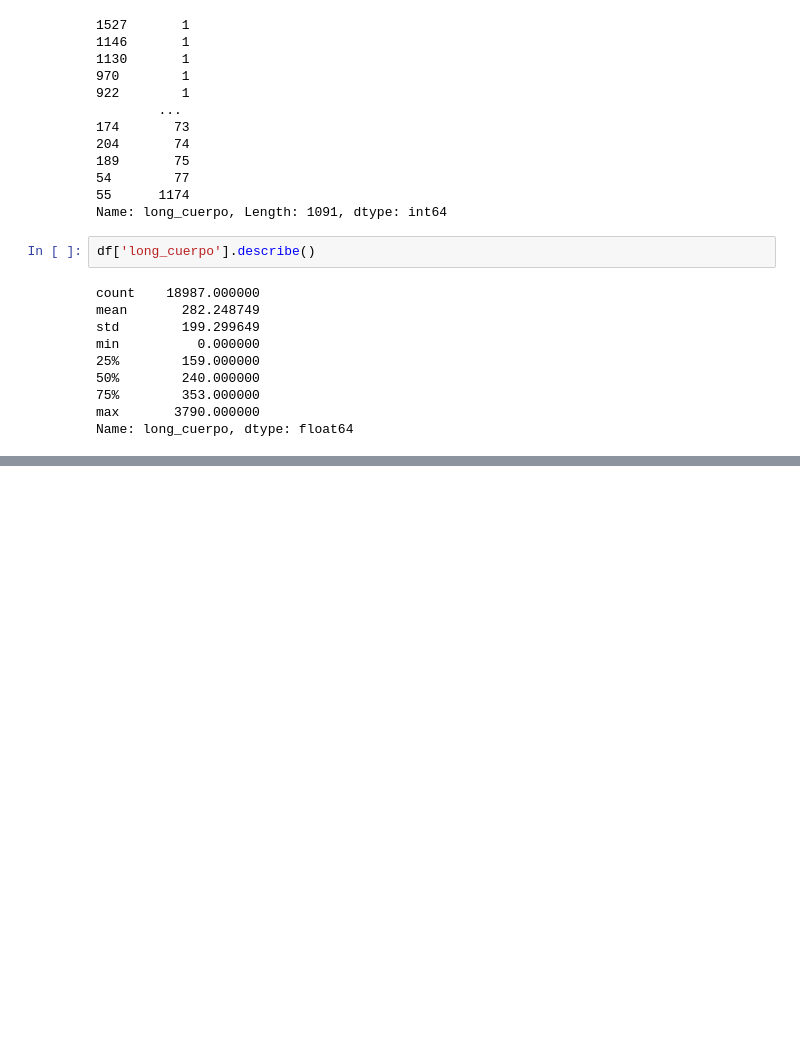
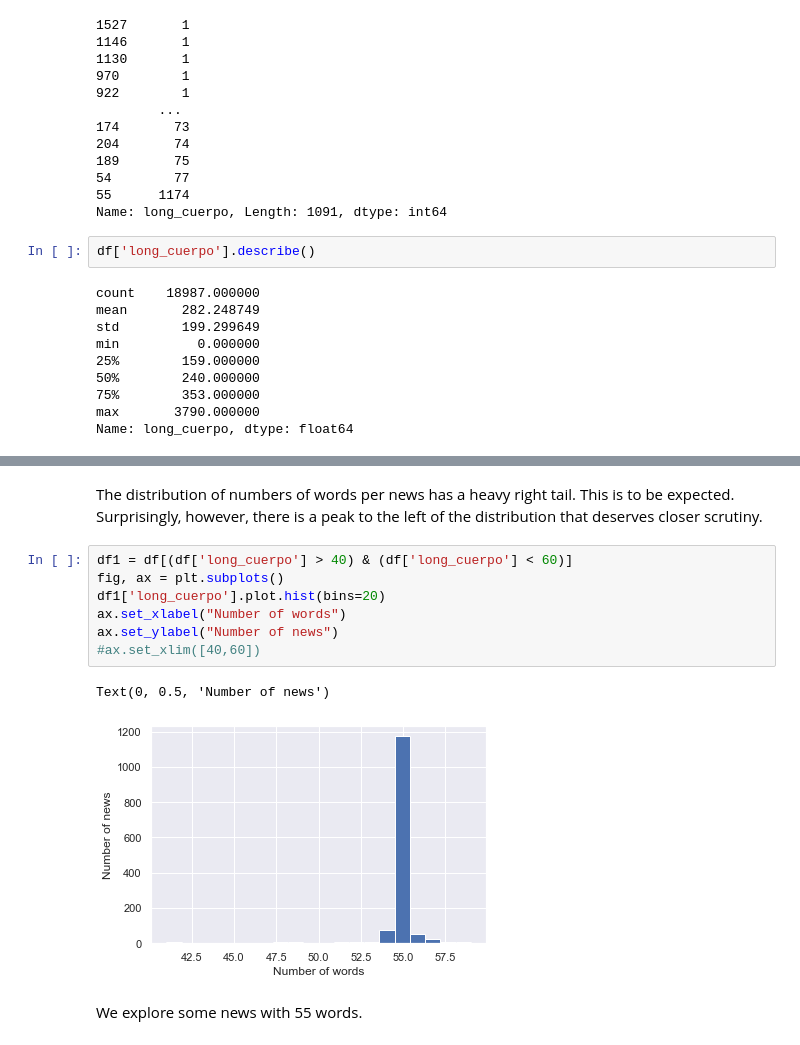
Before and after one commit to ds4a-team-13/clasificador-noticias, a Jupyter notebook: data_check.ipynb, the cells around one changed output, grey strips where cells are left out. Cells and saved outputs as stored; diff of their text form; blank space fills up the shorter version.

```diff
--- a/data_check.ipynb
+++ b/data_check.ipynb
@@ -244,0 +164,14 @@ ficha.map(plt.hist, 'long_cuerpo')
+# %% [markdown]
+The distribution of numbers of words per news has a heavy right tail. This is to be expected. Surprisingly, however, there is a peak to the left of the distribution that deserves closer scrutiny.
+# %%
+df1 = df[(df['long_cuerpo'] > 40) & (df['long_cuerpo'] < 60)]
+fig, ax = plt.subplots()
+df1['long_cuerpo'].plot.hist(bins=20)
+ax.set_xlabel("Number of words")
+ax.set_ylabel("Number of news")
+#ax.set_xlim([40,60])
+# %% [output]
+Text(0, 0.5, 'Number of news')
+[figure, added]
+# %% [markdown]
+We explore some news with 55 words.
```
Also changed, not shown: parts of 60 cells of this notebook, 4 other files.
